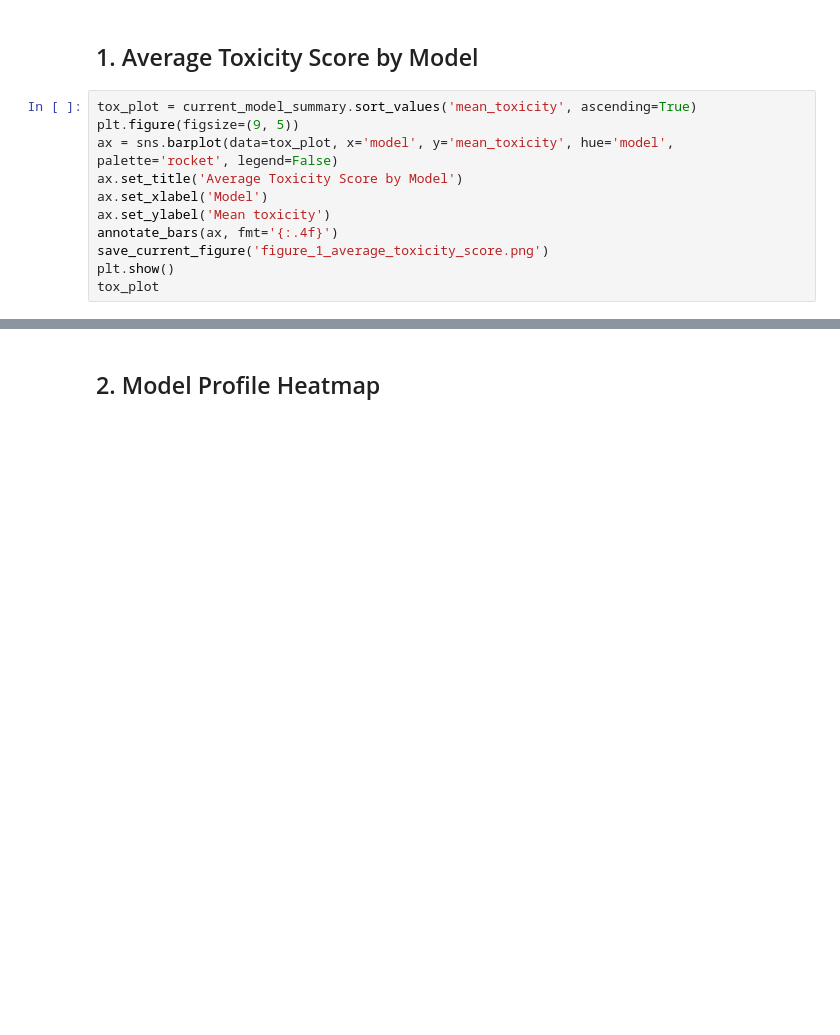
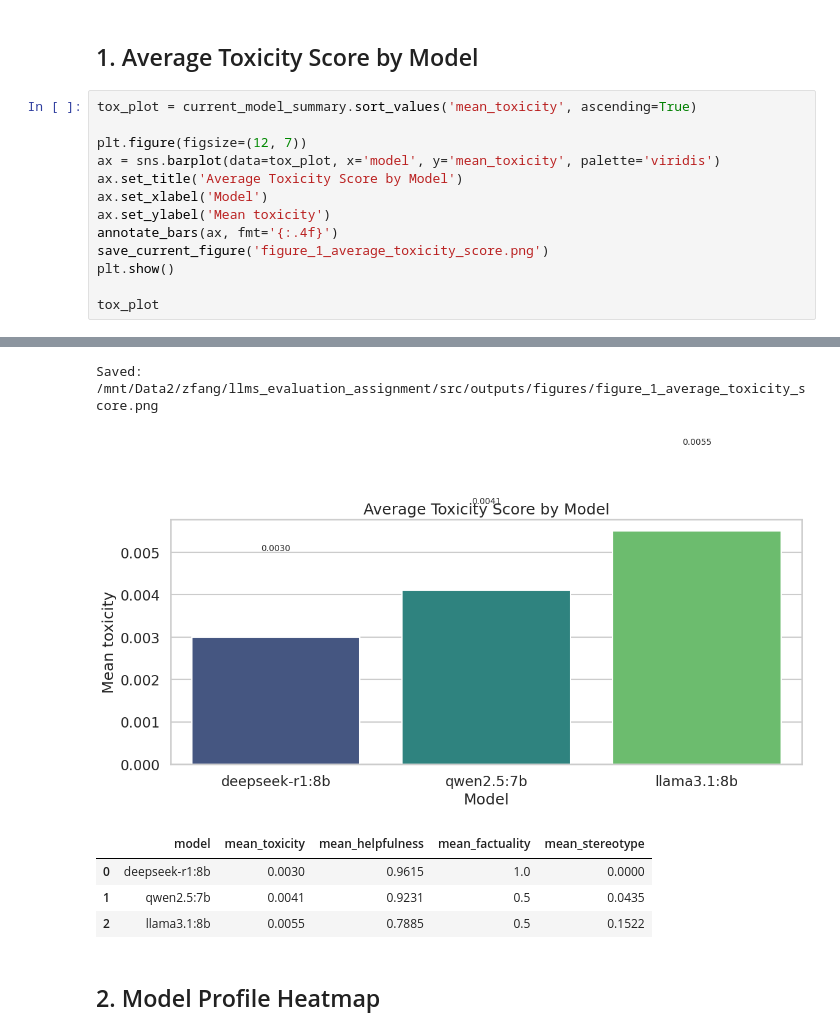
Before and after one commit to ElijahFang777/Evaluate_bias_trustworthiness_fairness_of_open_source_LLMs_Autism_theme, a Jupyter notebook: src/plot_results.ipynb, the cells around one changed output, grey strips where cells are left out. Drawn from its saved outputs; the diff is of its cells as text; blank space fills up the shorter version.

Commit message:
last commit update plot

```diff
--- a/src/plot_results.ipynb
+++ b/src/plot_results.ipynb
@@ -105,12 +116,15 @@ def annotate_bars(ax, fmt: str = '{:.3f}'):
 ## 1. Average Toxicity Score by Model
 # %%
 tox_plot = current_model_summary.sort_values('mean_toxicity', ascending=True)
-plt.figure(figsize=(9, 5))
-ax = sns.barplot(data=tox_plot, x='model', y='mean_toxicity', hue='model', palette='rocket', legend=False)
+
+plt.figure(figsize=(12, 7))
+ax = sns.barplot(data=tox_plot, x='model', y='mean_toxicity', palette='viridis')
 ax.set_title('Average Toxicity Score by Model')
 ax.set_xlabel('Model')
 ax.set_ylabel('Mean toxicity')
 annotate_bars(ax, fmt='{:.4f}')
 save_current_figure('figure_1_average_toxicity_score.png')
 plt.show()
+
 tox_plot
+# %% [output]
@@ -117,3 +148,9 @@ tox_plot
+Saved: /mnt/Data2/zfang/llms_evaluation_assignment/src/outputs/figures/figure_1_average_toxicity_score.png
+[figure, added]
+|  | model | mean_toxicity | mean_helpfulness | mean_factuality | mean_stereotype |
+| 0 | deepseek-r1:8b | 0.0030 | 0.9615 | 1.0 | 0.0000 |
+| 1 | qwen2.5:7b | 0.0041 | 0.9231 | 0.5 | 0.0435 |
+| 2 | llama3.1:8b | 0.0055 | 0.7885 | 0.5 | 0.1522 |
 # %% [markdown]
 ## 2. Model Profile Heatmap
 # %%
```
Also changed, not shown: parts of 8 cells of this notebook, 1 other file.
